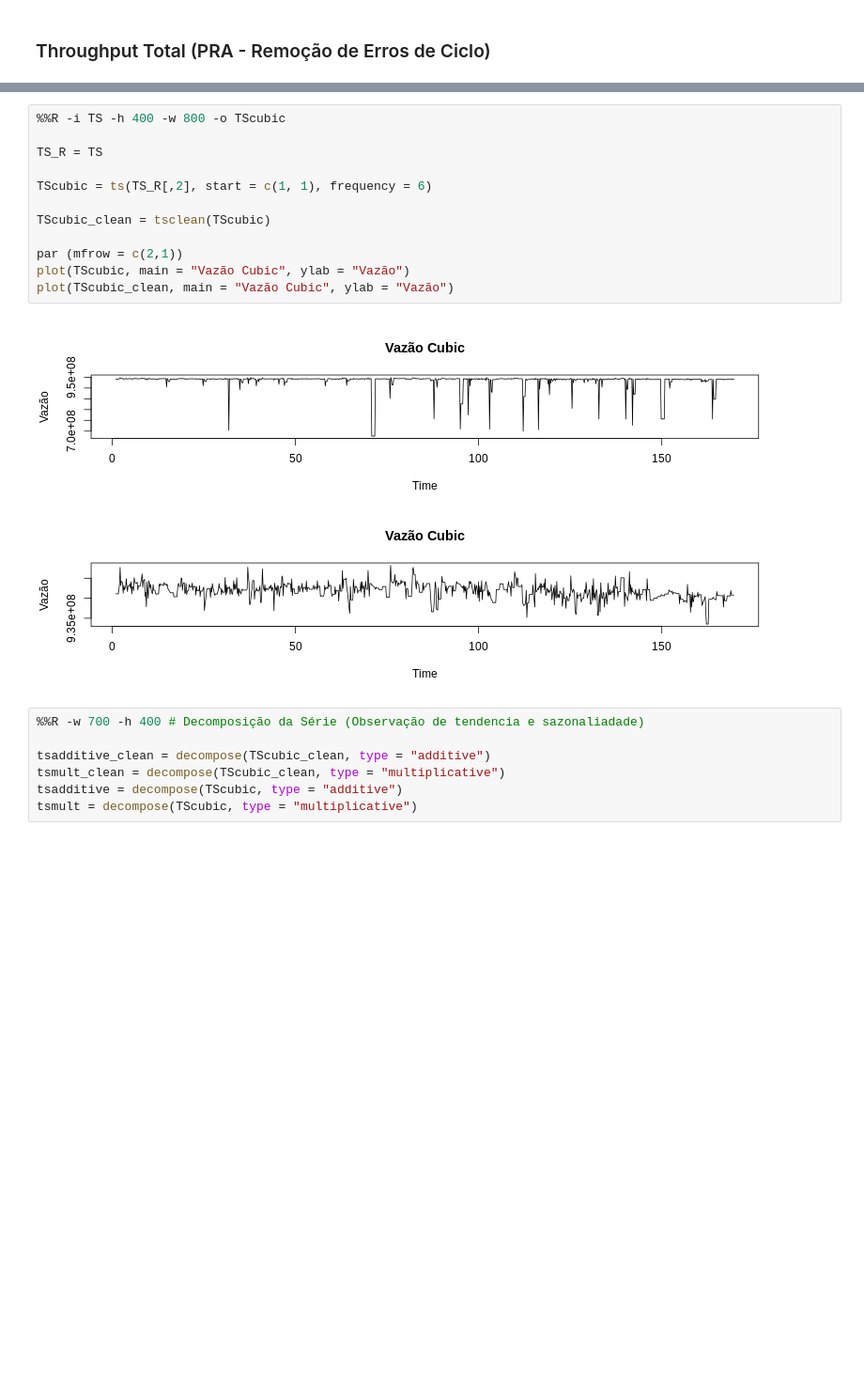
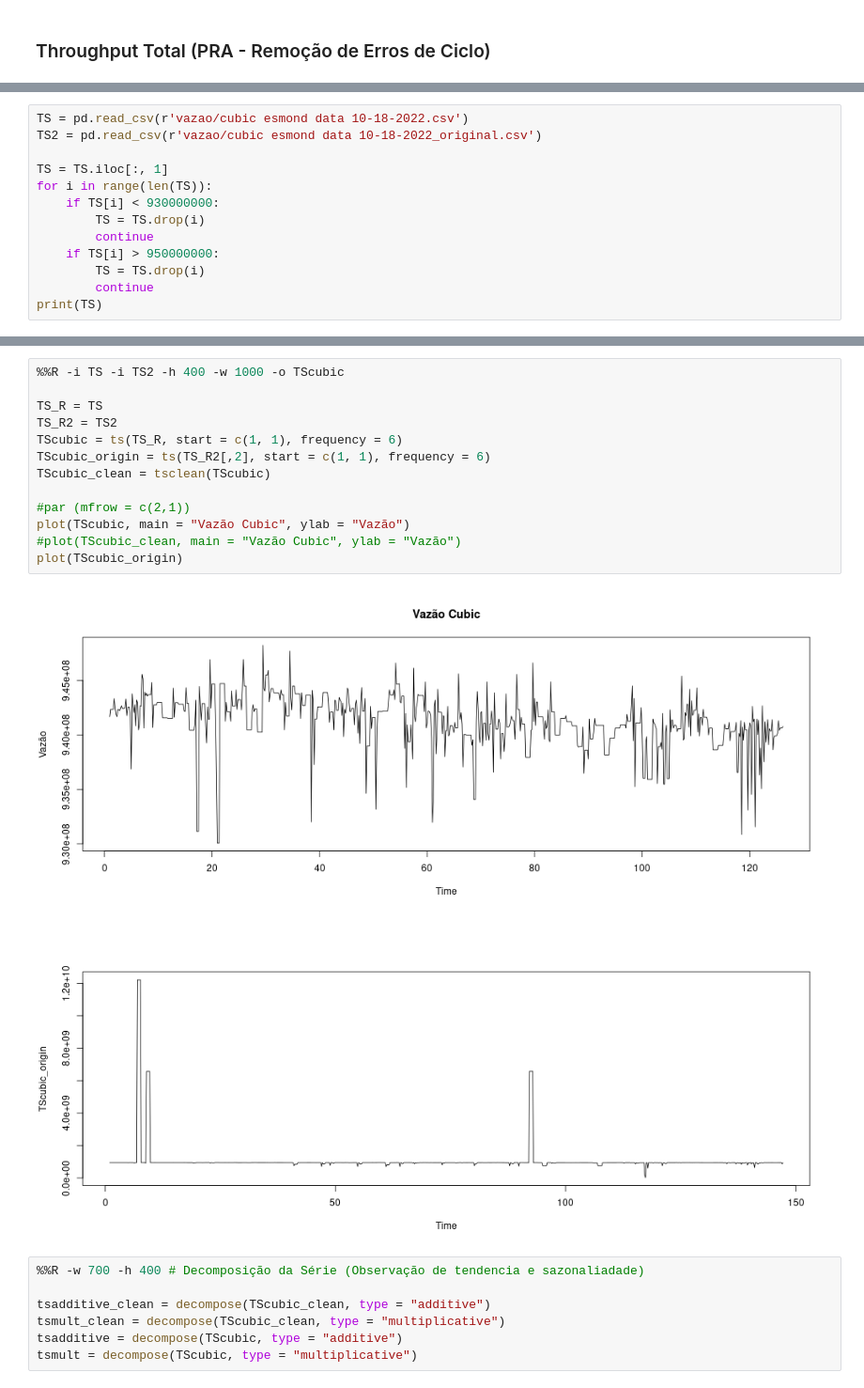
Before and after one commit to LarcesUece/UECE-RNP-PMon2022, a Jupyter notebook: Analise_Cubic_Esmond_Vazao.ipynb, the cells around one changed output, grey strips where cells are left out. Shown at 94% size. Saved outputs shown, nothing was run; the diff lists cells and outputs as text; blank space fills up the shorter version.

```diff
--- a/Analise_Cubic_Esmond_Vazao.ipynb
+++ b/Analise_Cubic_Esmond_Vazao.ipynb
@@ -187,0 +303,13 @@ TS = pd.read_csv(r'/content/cubic esmond data 09-09-2022.csv')
+# %%
+TS = pd.read_csv(r'vazao/cubic esmond data 10-18-2022.csv')
+TS2 = pd.read_csv(r'vazao/cubic esmond data 10-18-2022_original.csv')
+
+TS = TS.iloc[:, 1]
+for i in range(len(TS)):
+    if TS[i] < 930000000:
+        TS = TS.drop(i)
+        continue
+    if TS[i] > 950000000:
+        TS = TS.drop(i)
+        continue
+print(TS)
@@ -188,17 +329,19 @@ TS = pd.read_csv(r'/content/cubic esmond data 09-09-2022.csv')
 # %%
-%%R -i TS -h 400 -w 800 -o TScubic
+%%R -i TS -i TS2 -h 400 -w 1000 -o TScubic
 
 TS_R = TS
-
-TScubic = ts(TS_R[,2], start = c(1, 1), frequency = 6)
-
+TS_R2 = TS2
+TScubic = ts(TS_R, start = c(1, 1), frequency = 6)
+TScubic_origin = ts(TS_R2[,2], start = c(1, 1), frequency = 6)
 TScubic_clean = tsclean(TScubic)
 
-par (mfrow = c(2,1))
+#par (mfrow = c(2,1))
 plot(TScubic, main = "Vazão Cubic", ylab = "Vazão")
-plot(TScubic_clean, main = "Vazão Cubic", ylab = "Vazão")
+#plot(TScubic_clean, main = "Vazão Cubic", ylab = "Vazão")
+plot(TScubic_origin)
 # %% [output]
-[figure, old version]
+[figure, new version]
+[figure, added]
 # %%
 %%R -w 700 -h 400 # Decomposição da Série (Observação de tendencia e sazonaliadade)
 
```
Also changed, not shown: parts of 59 cells of this notebook, 3 other files.
